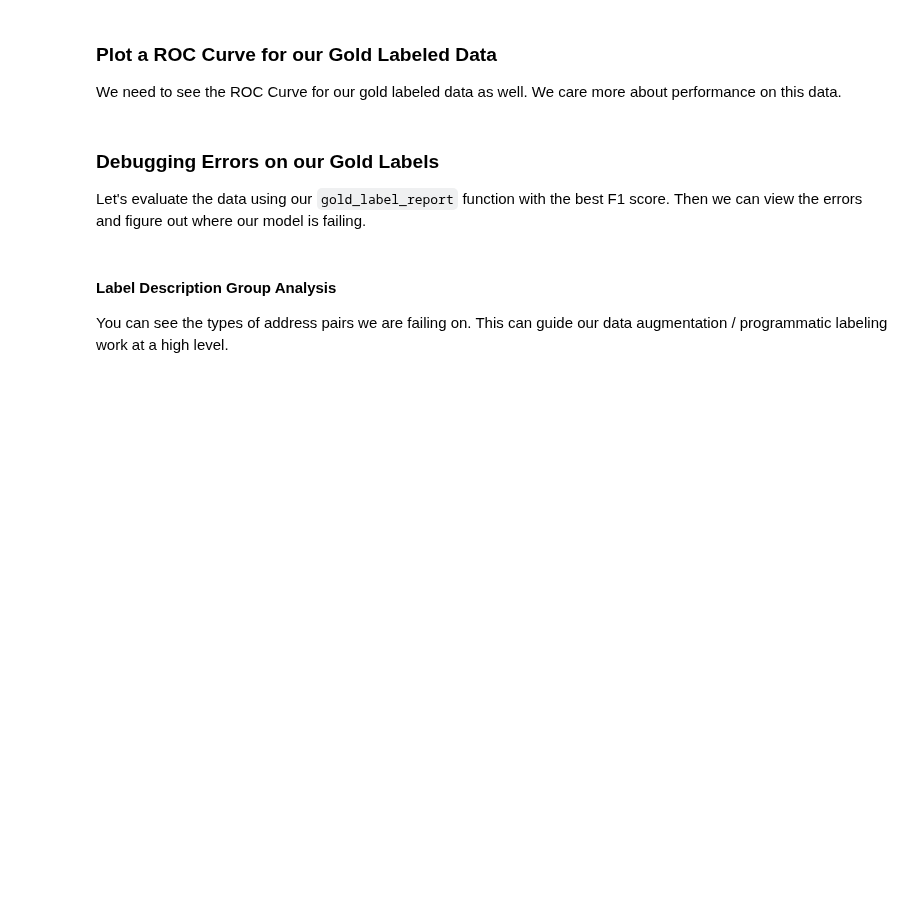
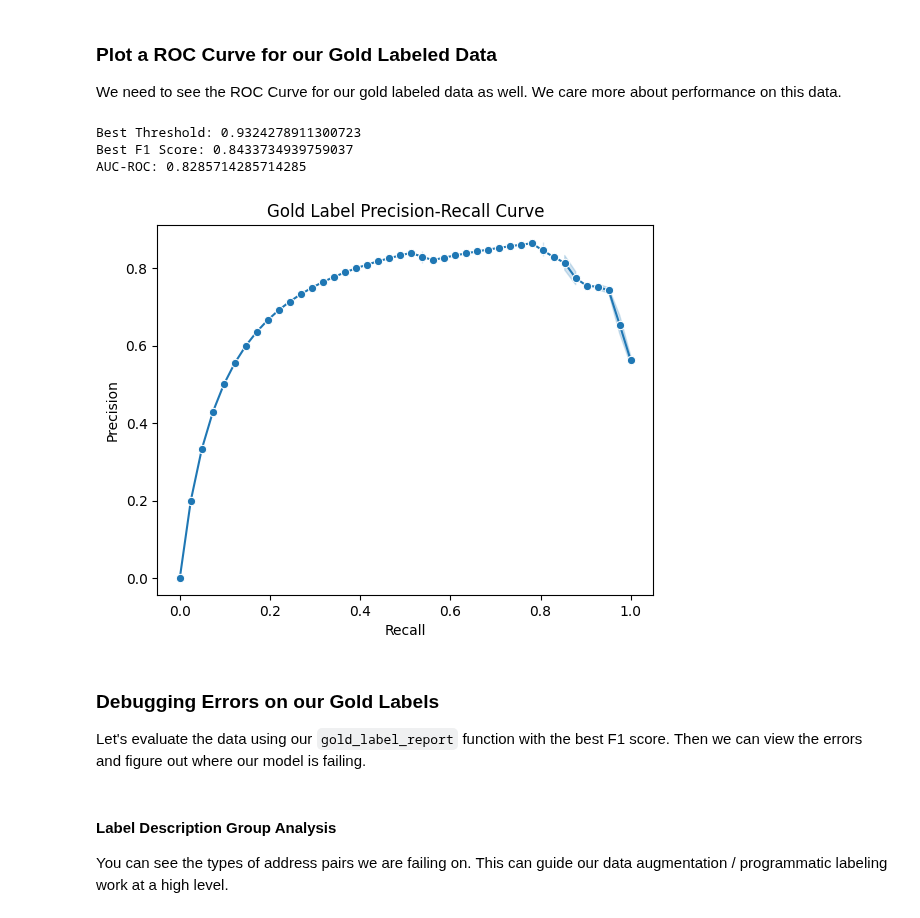
Before and after one commit to rjurney/libpostal-reborn, a Jupyter notebook: Address Matching Deep Dive.ipynb, the cells around one changed output. Cells and saved outputs as stored; diff of their text form; code cells hidden in the pictures; blank space fills up the shorter version.

```diff
--- a/Address Matching Deep Dive.ipynb
+++ b/Address Matching Deep Dive.ipynb
@@ -1429,39 +1501,45 @@ First we'll evaluate the ROC curve on our augmented test dataset.
 
 We need to see the ROC Curve for our gold labeled data as well. We care more about performance on this data.
 # %%
-# y_true = gold_df["Label"]
-# y_scores = gold_df.apply(sbert_match, axis=1)
+y_true = gold_df["Label"]
+y_scores = gold_df.apply(sbert_match, axis=1)
 # %%
-# # Compute precision-recall curve
-# precision, recall, thresholds = precision_recall_curve(y_true, y_scores)
+# Compute precision-recall curve
+precision, recall, thresholds = precision_recall_curve(y_true, y_scores)
 
-# # Compute F1 score for each threshold
-# f1_scores = [f1_score(y_true, y_scores >= t) for t in thresholds]
+# Compute F1 score for each threshold
+f1_scores = [f1_score(y_true, y_scores >= t) for t in thresholds]
 
-# # Find the threshold that maximizes the F1 score
-# best_threshold_index = np.argmax(f1_scores)
-# best_threshold = thresholds[best_threshold_index]
-# best_f1_score = f1_scores[best_threshold_index]
+# Find the threshold that maximizes the F1 score
+best_threshold_index = np.argmax(f1_scores)
+best_threshold = thresholds[best_threshold_index]
+best_f1_score = f1_scores[best_threshold_index]
 
-# print(f'Best Threshold: {best_threshold}')
-# print(f'Best F1 Score: {best_f1_score}')
+print(f'Best Threshold: {best_threshold}')
+print(f'Best F1 Score: {best_f1_score}')
 
-# roc_auc = roc_auc_score(y_true, y_scores)
-# print(f'AUC-ROC: {roc_auc}')
+roc_auc = roc_auc_score(y_true, y_scores)
+print(f'AUC-ROC: {roc_auc}')
+# %% [output]
+Best Threshold: 0.9324278911300723
+Best F1 Score: 0.8433734939759037
+AUC-ROC: 0.8285714285714285
 # %%
-# # Create a DataFrame for Seaborn
-# pr_data = pd.DataFrame({
-#     'Precision': precision[:-1],
-#     'Recall': recall[:-1],
-#     'F1 Score': f1_scores
-# })
+# Create a DataFrame for Seaborn
+pr_data = pd.DataFrame({
+    'Precision': precision[:-1],
+    'Recall': recall[:-1],
+    'F1 Score': f1_scores
+})
 
-# # Plot Precision-Recall curve using Seaborn
-# sns.lineplot(data=pr_data, x='Recall', y='Precision', marker='o')
-# plt.xlabel('Recall')
-# plt.ylabel('Precision')
-# plt.title('Gold Label Precision-Recall Curve')
-# plt.show()
+# Plot Precision-Recall curve using Seaborn
+sns.lineplot(data=pr_data, x='Recall', y='Precision', marker='o')
+plt.xlabel('Recall')
+plt.ylabel('Precision')
+plt.title('Gold Label Precision-Recall Curve')
+plt.show()
+# %% [output]
+[figure, added]
 # %% [markdown]
 ### Debugging Errors on our Gold Labels
 
```
Also changed, not shown: parts of 38 cells of this notebook.
